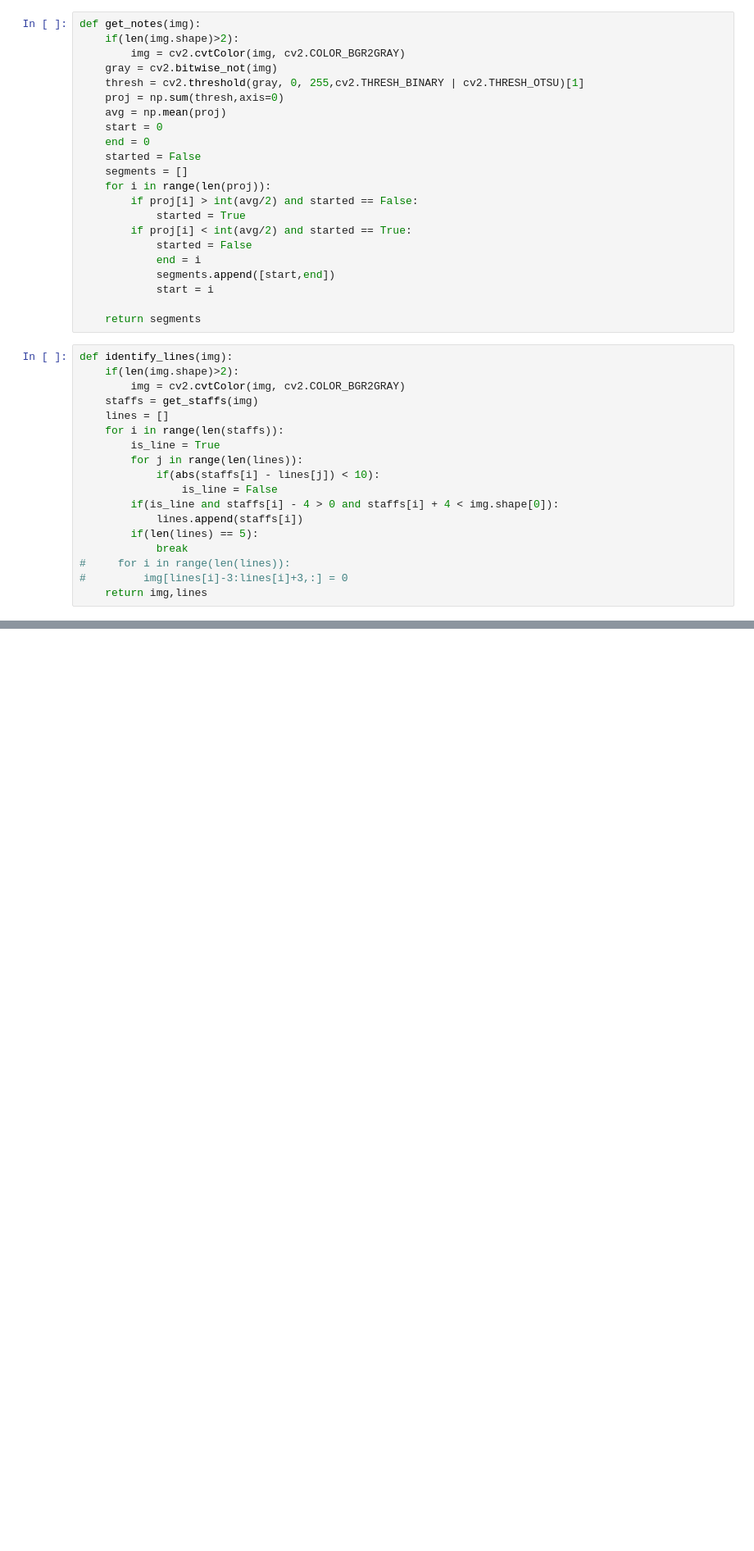
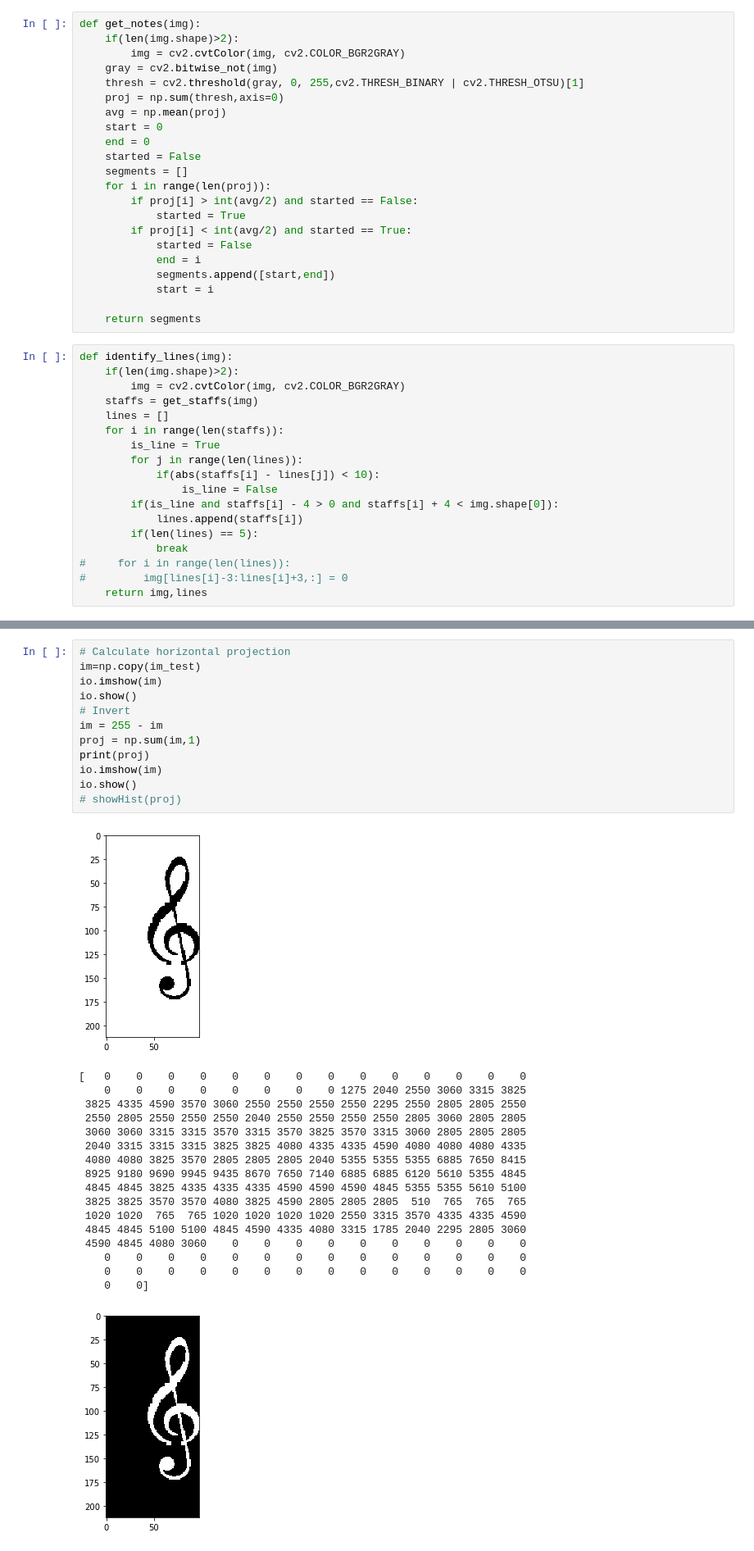
Before and after one commit to kamelMohsen/OMR_IP, a Jupyter notebook: students-work/1162325/CRD-17/image_preprocessing.ipynb, the cells around one changed output, grey strips where cells are left out. Shown at 82% size. Drawn from its saved outputs; the diff is of its cells as text; blank space fills up the shorter version.

```diff
--- a/students-work/1162325/CRD-17/image_preprocessing.ipynb
+++ b/students-work/1162325/CRD-17/image_preprocessing.ipynb
@@ -242,0 +246,31 @@ for i in range(len(segments)):
+# %%
+# Calculate horizontal projection
+im=np.copy(im_test)
+io.imshow(im)
+io.show()
+# Invert
+im = 255 - im
+proj = np.sum(im,1)
+print(proj)
+io.imshow(im)
+io.show()
+# showHist(proj)
+# %% [output]
+[figure, added]
+[   0    0    0    0    0    0    0    0    0    0    0    0    0    0
+    0    0    0    0    0    0    0    0 1275 2040 2550 3060 3315 3825
+ 3825 4335 4590 3570 3060 2550 2550 2550 2550 2295 2550 2805 2805 2550
+ 2550 2805 2550 2550 2550 2040 2550 2550 2550 2550 2805 3060 2805 2805
+ 3060 3060 3315 3315 3570 3315 3570 3825 3570 3315 3060 2805 2805 2805
+ 2040 3315 3315 3315 3825 3825 4080 4335 4335 4590 4080 4080 4080 4335
+ 4080 4080 3825 3570 2805 2805 2805 2040 5355 5355 5355 6885 7650 8415
+ 8925 9180 9690 9945 9435 8670 7650 7140 6885 6885 6120 5610 5355 4845
+ 4845 4845 3825 4335 4335 4335 4590 4590 4590 4845 5355 5355 5610 5100
+ 3825 3825 3570 3570 4080 3825 4590 2805 2805 2805  510  765  765  765
+ 1020 1020  765  765 1020 1020 1020 1020 2550 3315 3570 4335 4335 4590
+ 4845 4845 5100 5100 4845 4590 4335 4080 3315 1785 2040 2295 2805 3060
+ 4590 4845 4080 3060    0    0    0    0    0    0    0    0    0    0
+    0    0    0    0    0    0    0    0    0    0    0    0    0    0
+    0    0    0    0    0    0    0    0    0    0    0    0    0    0
+    0    0]
+[figure, added]
```
Also changed, not shown: parts of 4 cells of this notebook.
